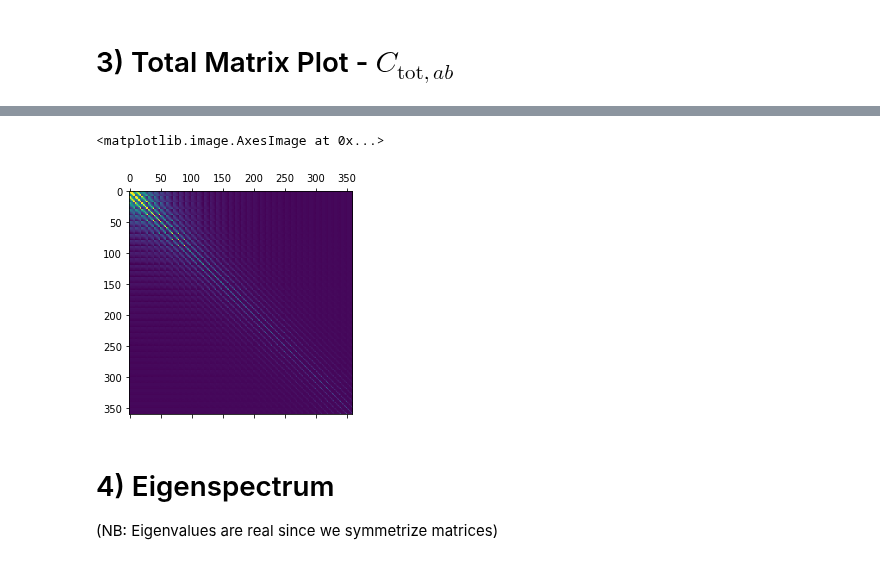
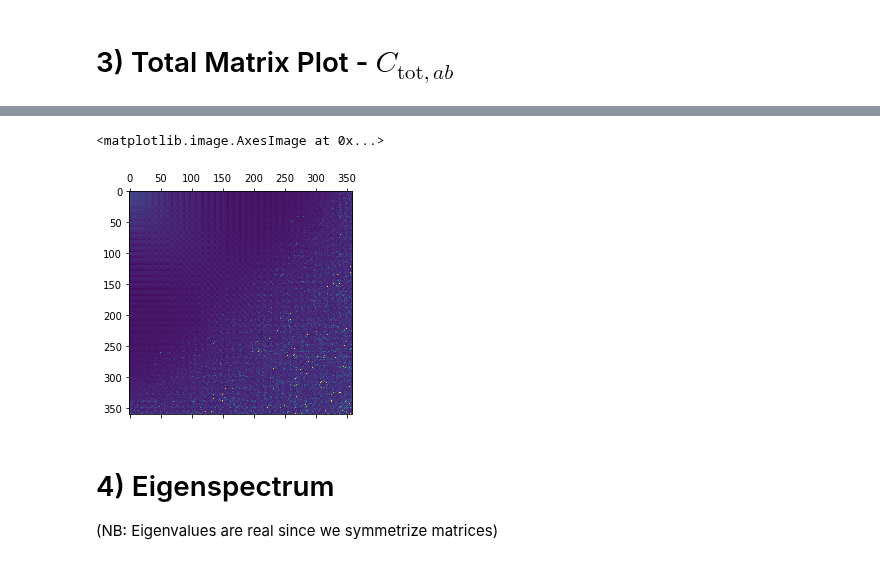
Before and after one commit to oliverphilcox/RascalC, a Jupyter notebook: jupyter/BOSS DR12 Results-v7.ipynb, the cells around one changed output, grey strips where cells are left out. Cells and saved outputs as stored; diff of their text form; code cells hidden in the pictures.

```diff
--- a/jupyter/BOSS DR12 Results-v7.ipynb
+++ b/jupyter/BOSS DR12 Results-v7.ipynb
@@ -165,9 +165,9 @@ plt.colorbar()
 # %%
-mat=c3
+mat=c4
 plt.matshow(mat,vmax=np.percentile(mat.ravel(),99.9))
 # %% [output]
 <matplotlib.image.AxesImage at 0x...>
-[figure, old version]
+[figure, new version]
 # %% [markdown]
 # 4) Eigenspectrum
 
```
Also changed, not shown: parts of 21 cells of this notebook, 2 other files.
